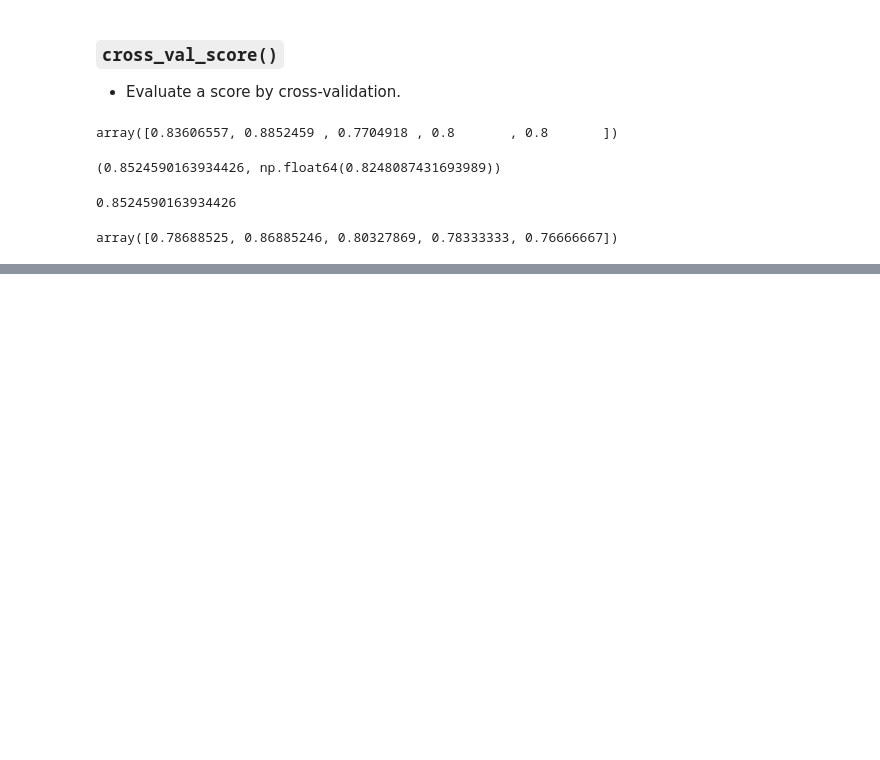
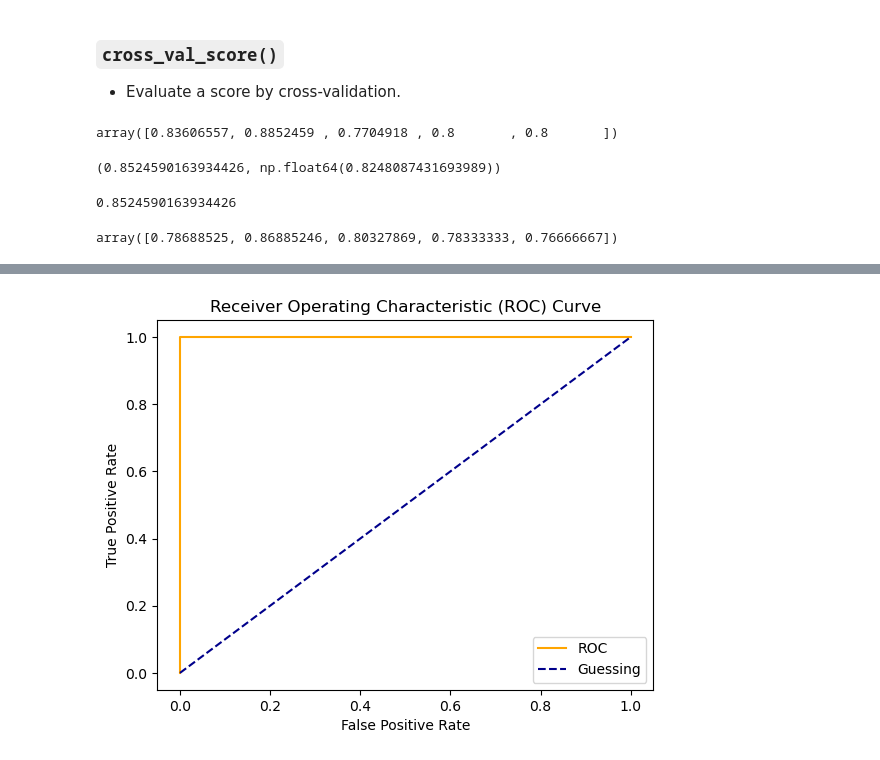
Before and after one commit to DevSen101/ML-Bootcamp, a Jupyter notebook: Scikit-learn/Introduction-to-Scikit-learn.ipynb, the cells around one changed output, grey strips where cells are left out. Saved outputs shown, nothing was run; the diff lists cells and outputs as text; code cells hidden in the pictures; blank space fills up the shorter version.

```diff
--- a/Scikit-learn/Introduction-to-Scikit-learn.ipynb
+++ b/Scikit-learn/Introduction-to-Scikit-learn.ipynb
@@ -1061,0 +1173,6 @@ array([0.78688525, 0.86885246, 0.80327869, 0.78333333, 0.76666667])
+# %%
+# Plot perfect ROC Curve and AUC Score
+fpr, tpr, thresholds = roc_curve(Y_test, Y_test)
+plot_roc_curve(fpr, tpr)
+# %% [output]
+[figure, added]
```
Also changed, not shown: parts of 13 cells of this notebook, 1 other file.
